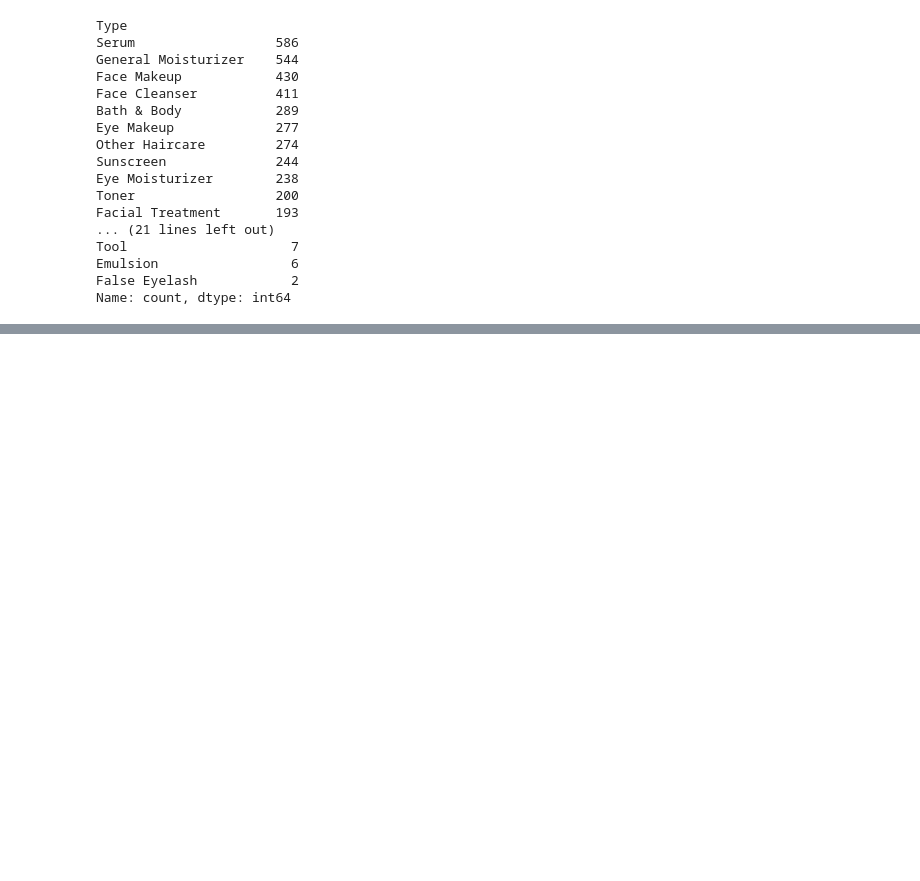
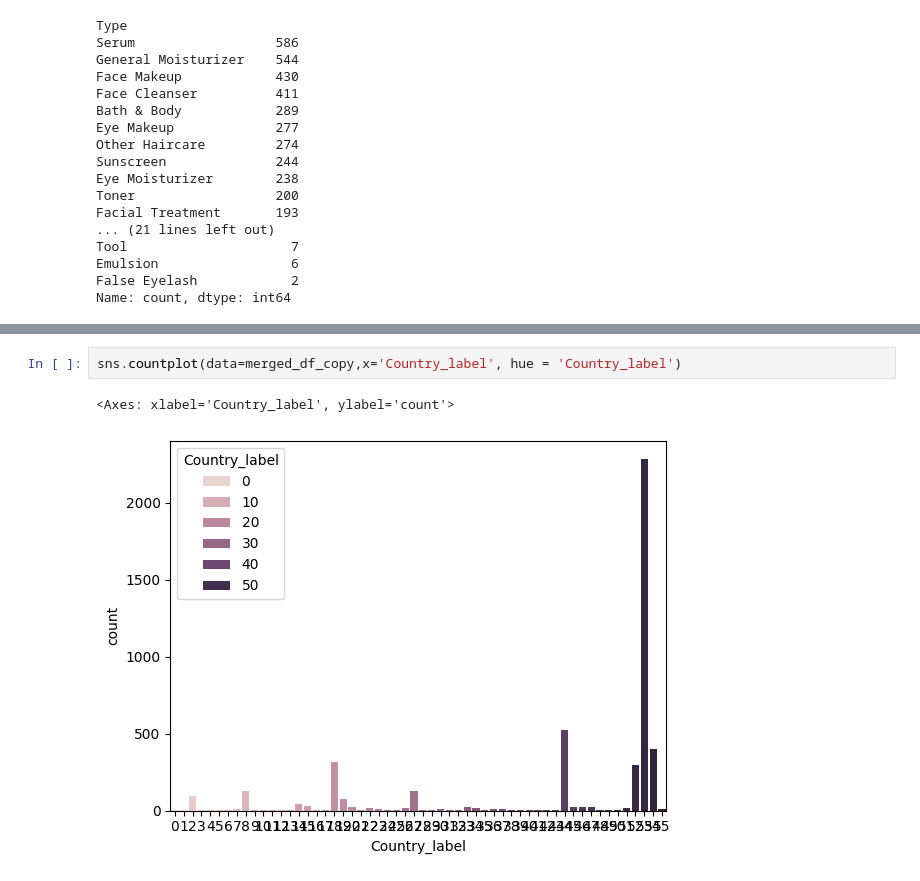
Before and after one commit to nicoleli04/CSE151A-Project, a Jupyter notebook: Skincare_Recommender.ipynb, the cells around one changed output, grey strips where cells are left out. Saved outputs shown, nothing was run; the diff lists cells and outputs as text; blank space fills up the shorter version.

```diff
--- a/Skincare_Recommender.ipynb
+++ b/Skincare_Recommender.ipynb
@@ -322,0 +370,5 @@ Name: count, dtype: int64
+# %%
+sns.countplot(data=merged_df_copy,x='Country_label', hue = 'Country_label')
+# %% [output]
+<Axes: xlabel='Country_label', ylabel='count'>
+[figure, added]
```
Also changed, not shown: parts of 29 cells of this notebook.
